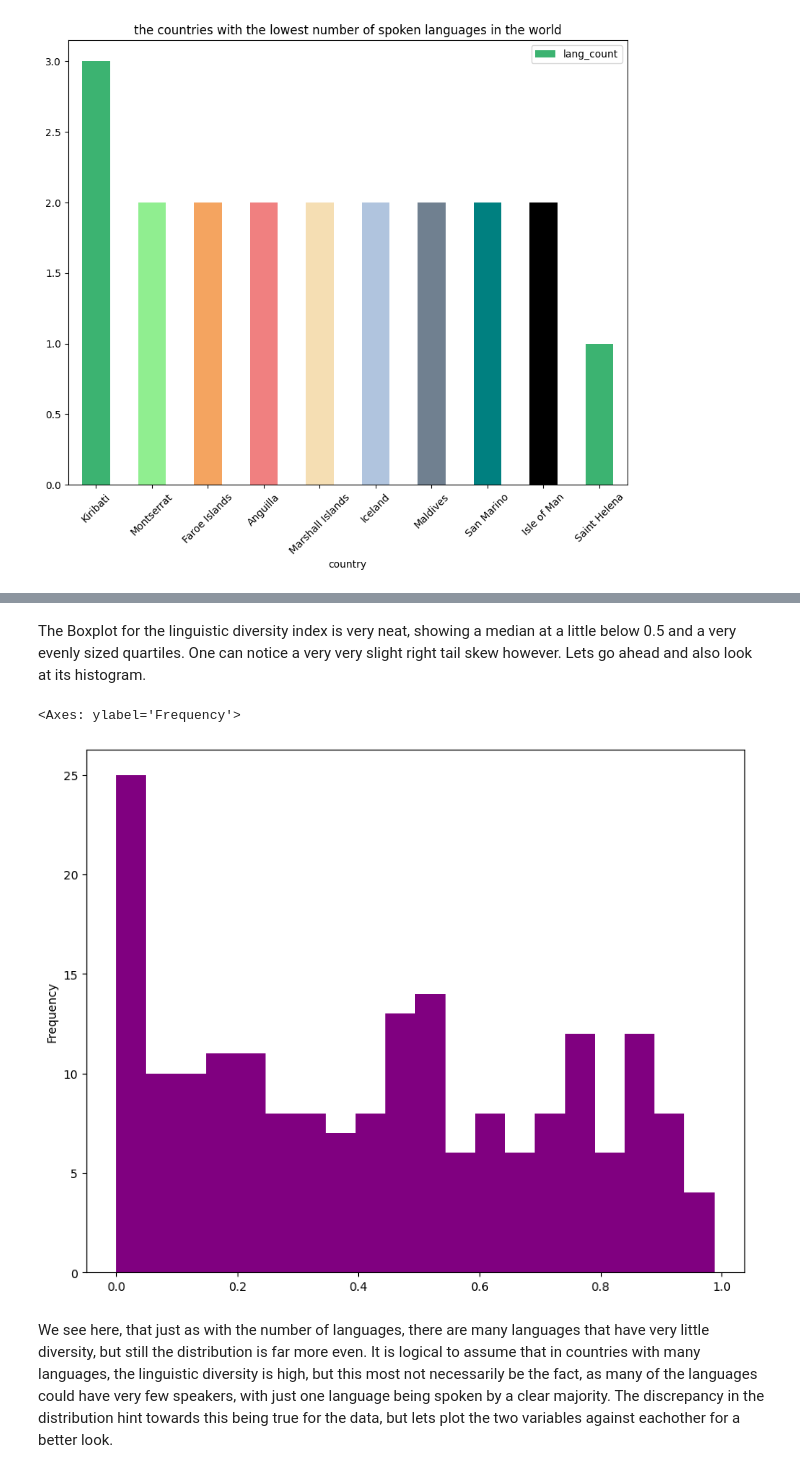
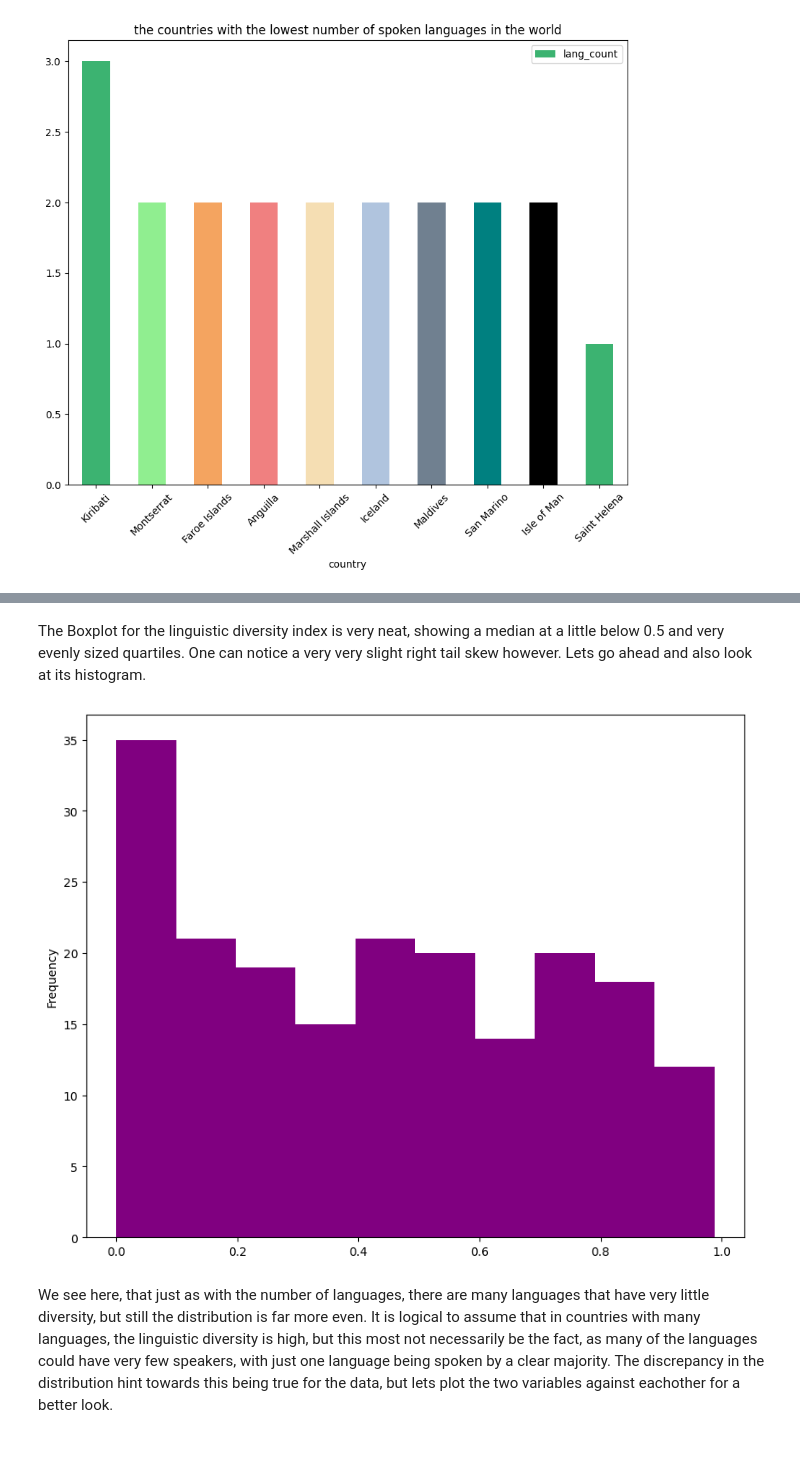
Before and after one commit to Eszettfors/CapstoneProject-DH-W2023-Essfors_Hannes, a Jupyter notebook: Assignment_1.ipynb, the cells around one changed output, grey strips where cells are left out. Cells and saved outputs as stored; diff of their text form; code cells hidden in the pictures.

Commit message:
Finished EDA for assignment 1. Explored linguistical diversity

```diff
--- a/Assignment_1.ipynb
+++ b/Assignment_1.ipynb
@@ -339,0 +341,2 @@ df.describe()
+# %%
+df = df.drop(['Phones (per 1000)','Arable (%)','Crops (%)', 'Other (%)', 'Climate','lang_count(%)','nmb_of_speakers_total','nmb_of_speakers_mean','nmb_of_speakers_median','diversity_coverage'], axis='columns')
@@ -419,14 +449,13 @@ df.diversity_index.plot(figsize=(10,8),
 # %% [markdown]
-The Boxplot for the linguistic diversity index is very neat, showing a median at a little below 0.5 and a very evenly sized quartiles. One can notice a very very slight right tail skew however. Lets go ahead and also look at its histogram.
+The Boxplot for the linguistic diversity index is very neat, showing a median at a little below 0.5 and very evenly sized quartiles. One can notice a very very slight right tail skew however. Lets go ahead and also look at its histogram.
 # %%
 df.diversity_index.plot(figsize = (10,8),
         kind = 'hist',
         color = 'purple',
-        bins = 20
+        bins = 10
 );
 # %% [output]
-<Axes: ylabel='Frequency'>
-[figure, old version]
+[figure, new version]
 # %% [markdown]
 We see here, that just as with the number of languages, there are many languages that have very little diversity, but still the distribution is far more even. It is logical to assume that in countries with many languages, the linguistic diversity is high, but this most not necessarily be the fact, as many of the languages could have very few speakers, with just one language being spoken by a clear majority. The discrepancy in the distribution hint towards this being true for the data, but lets plot the two variables against eachother for a better look.
 # %%
```
Also changed, not shown: parts of 28 cells of this notebook, 1 other file.
